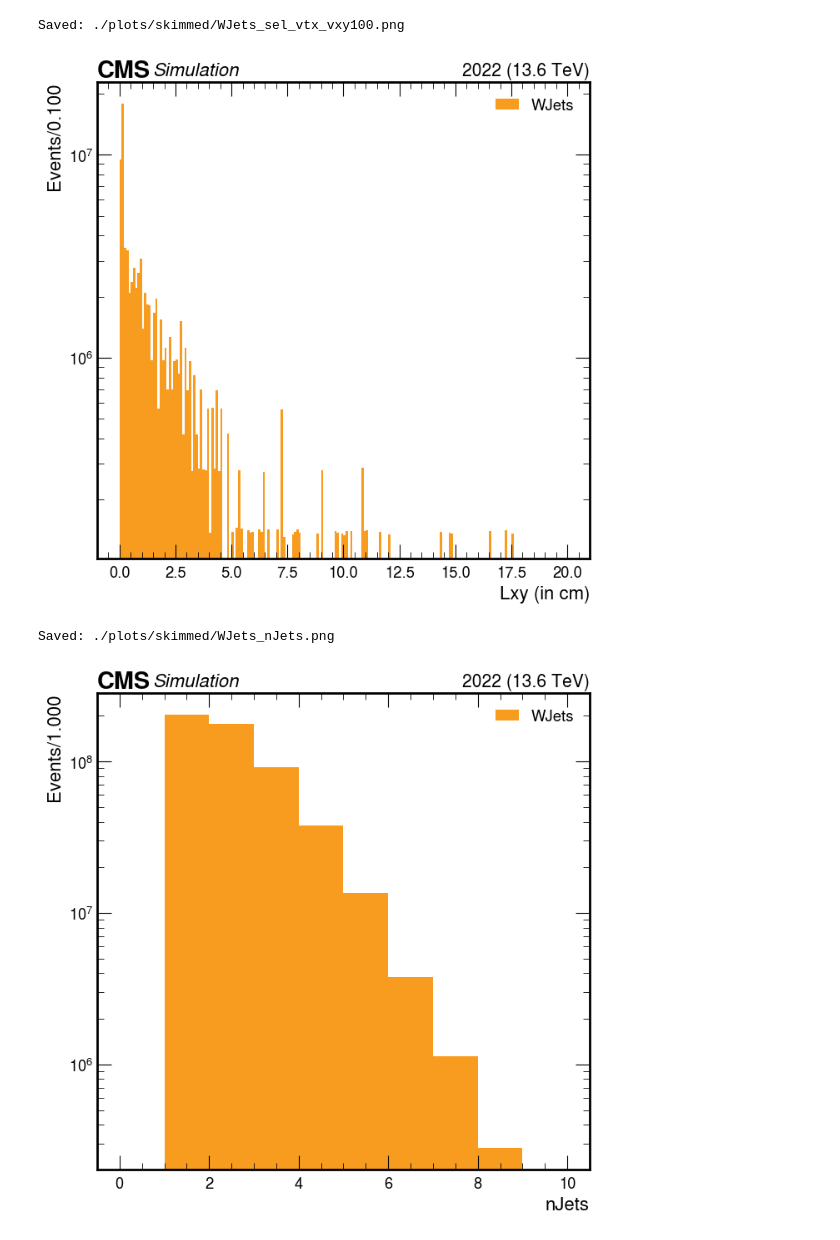
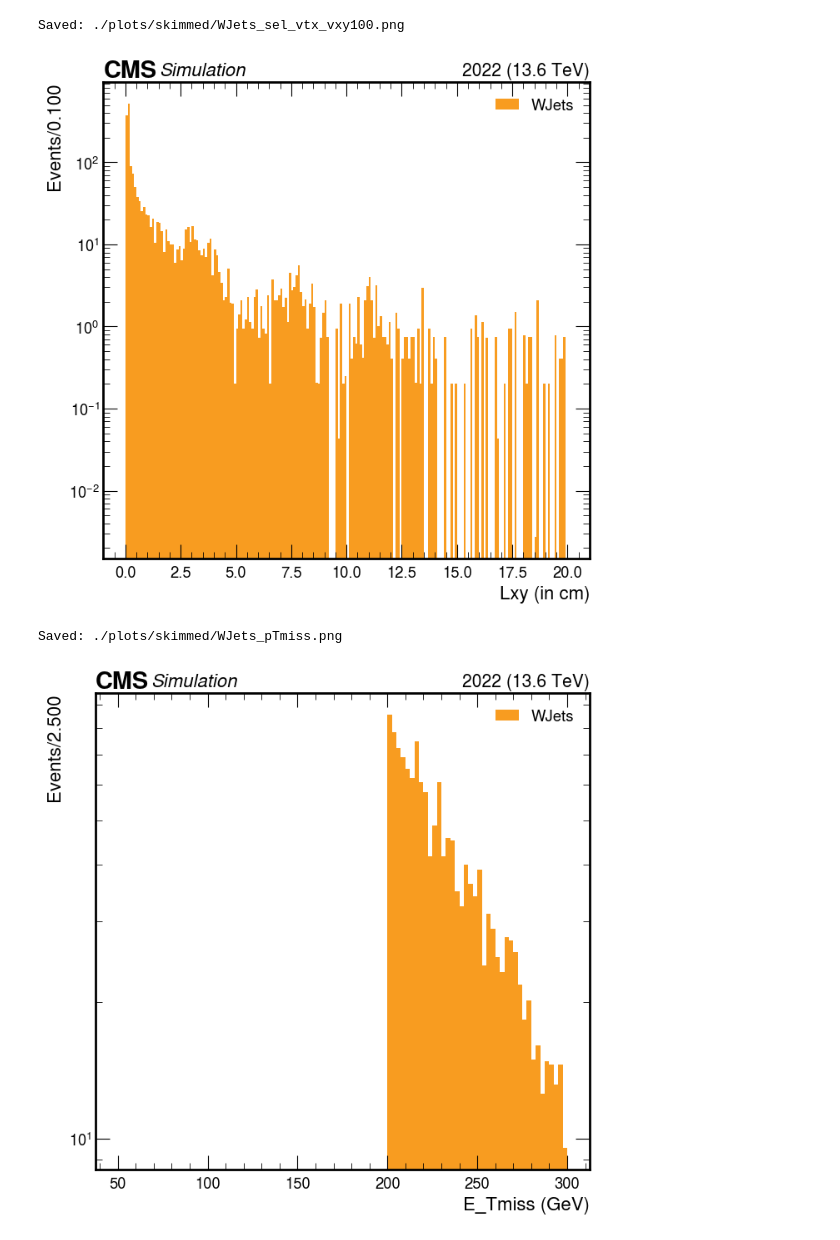
Before and after one commit to Reshma27Menon/iDMe, a Jupyter notebook: python_analysis/exampleNotebooks/skimmedstep2.ipynb, the cells around one changed output. Saved outputs shown, nothing was run; the diff lists cells and outputs as text; code cells hidden in the pictures.

```diff
--- a/python_analysis/exampleNotebooks/skimmedstep2.ipynb
+++ b/python_analysis/exampleNotebooks/skimmedstep2.ipynb
@@ -24,0 +22,8 @@ bkg_histo = util.load(f_bkg) [0]
+# %%
+#coffea output file
+f_bkg = "../coffea/skimmed/HT_skimmed_WJets_2022.coffea"
+
+#Nested Dictionary:
+bkg_histo = util.load(f_bkg) [0]
+for i in bkg_histo.keys():
+    print(i)
@@ -34,7 +57,7 @@ fig, ax = plt.subplots(figsize=(7,7))
 # Plot settings
 plot_dict = {
     'variable': 'sel_vtx_vxy100',
-    'cut': 'cut9',
+    'cut': 'cut1',
     'year': 2022
 }
 
@@ -46,7 +69,7 @@ style_dict = {
     'doLogy': True,
     'doLogx': False,
     'doDensity': False,
-    'doYerr': False,
+    'doYerr': True,
     'xlabel': r"Lxy (in cm)",   # if None, the default will show up; otherwise give as a string, i.e. 'Electron dxy'
     'ylabel': None,   # if None, the default will show up; otherwise give as a string, i.e. 'Efficiency'
     'label': None,    # if None, the default will show up; otherwise give as a string, i.e. 'Highest ctau signal samples'
@@ -65,45 +88,45 @@ plt.legend()
 plt.show()
 # %% [output]
 Saved: ./plots/skimmed/WJets_sel_vtx_vxy100.png
-[figure, old version]
+[figure, new version]
 # %%
 fig, ax = plt.subplots(figsize=(7,7))
 
 # Plot settings
 plot_dict = {
-    'variable': 'nJets',
-    'cut': 'cut2',
+    'variable': 'PFMET',
+    'cut': 'cut3',
     'year': 2022
 }
 
 style_dict = {
     'fig': fig,
     'ax': ax,
     'rebin': 1j,
-    'xlim': None,     # if None, the default will show up; otherwise give as a list, i.e. [0, 10]
+    'xlim': [0,400],     # if None, the default will show up; otherwise give as a list, i.e. [0, 10]
     'doLogy': True,
     'doLogx': False,
     'doDensity': False,
     'doYerr': False,
-    'xlabel': r"nJets",   # if None, the default will show up; otherwise give as a string, i.e. 'Electron dxy'
+    'xlabel': r"E_Tmiss (GeV)",   # if None, the default will show up; otherwise give as a string, i.e. 'Electron dxy'
     'ylabel': None,   # if None, the default will show up; otherwise give as a string, i.e. 'Efficiency'
     'label': None,    # if None, the default will show up; otherwise give as a string, i.e. 'Highest ctau signal samples'
     'flow': None,     # overflow
     'doSave': True,
     'outDir': './plots/skimmed',
-    'outName': f'WJets_nJets.png'
+    'outName': f'WJets_pTmiss.png'
 }
 
 # bkg
 ptools.plot_bkg_1d(bkg_histo, plot_dict, style_dict, isLegacy = False)
 
 
 #plt.title('')
 plt.legend()
 plt.show()
 # %% [output]
-Saved: ./plots/skimmed/WJets_nJets.png
+Saved: ./plots/skimmed/WJets_pTmiss.png
-[figure, old version]
+[figure, new version]
 # %%
 #Top left plot
 fig, ax = plt.subplots(figsize=(7,7))
```
Also changed, not shown: parts of 12 cells of this notebook, 41 other files.
